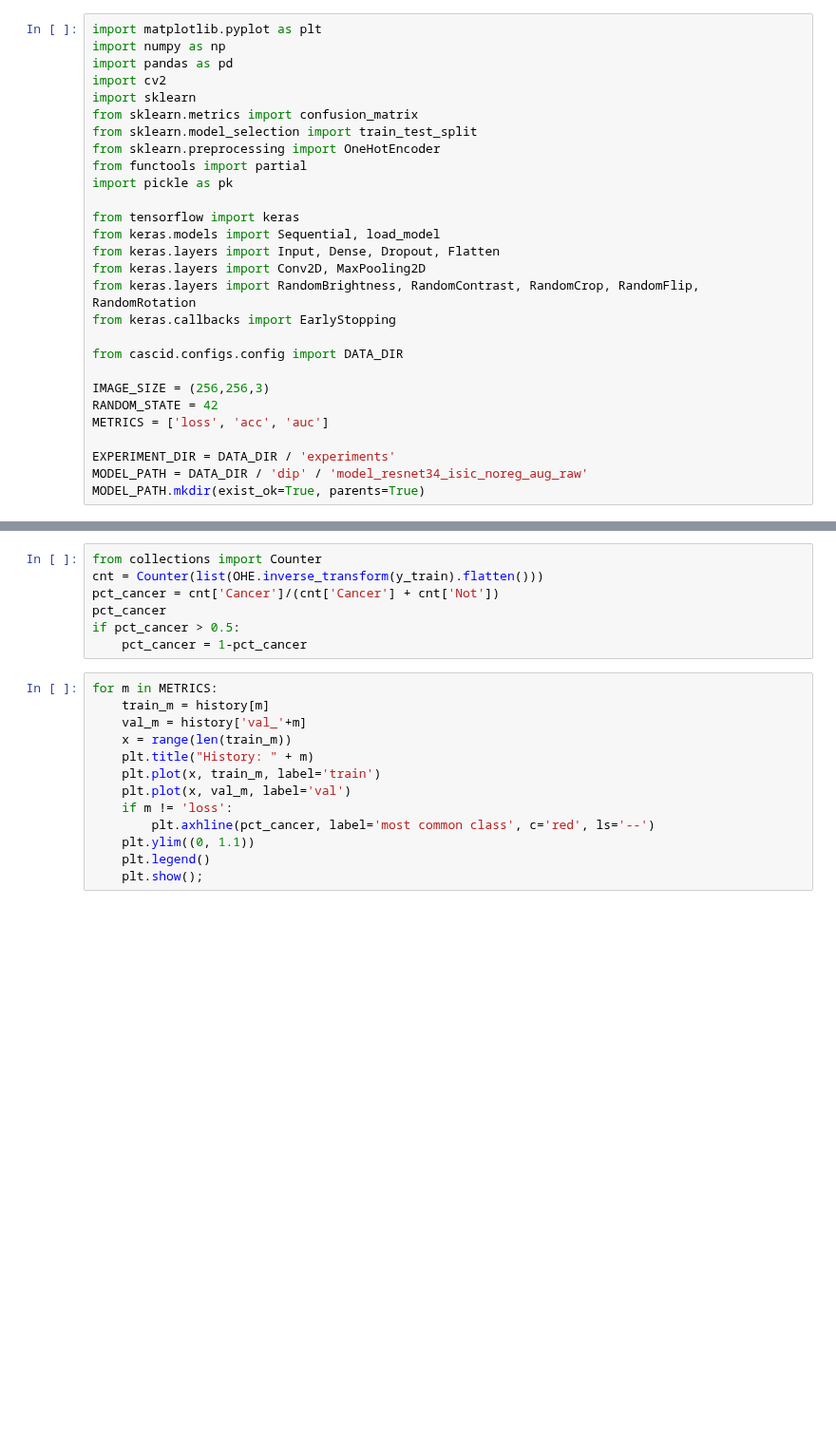
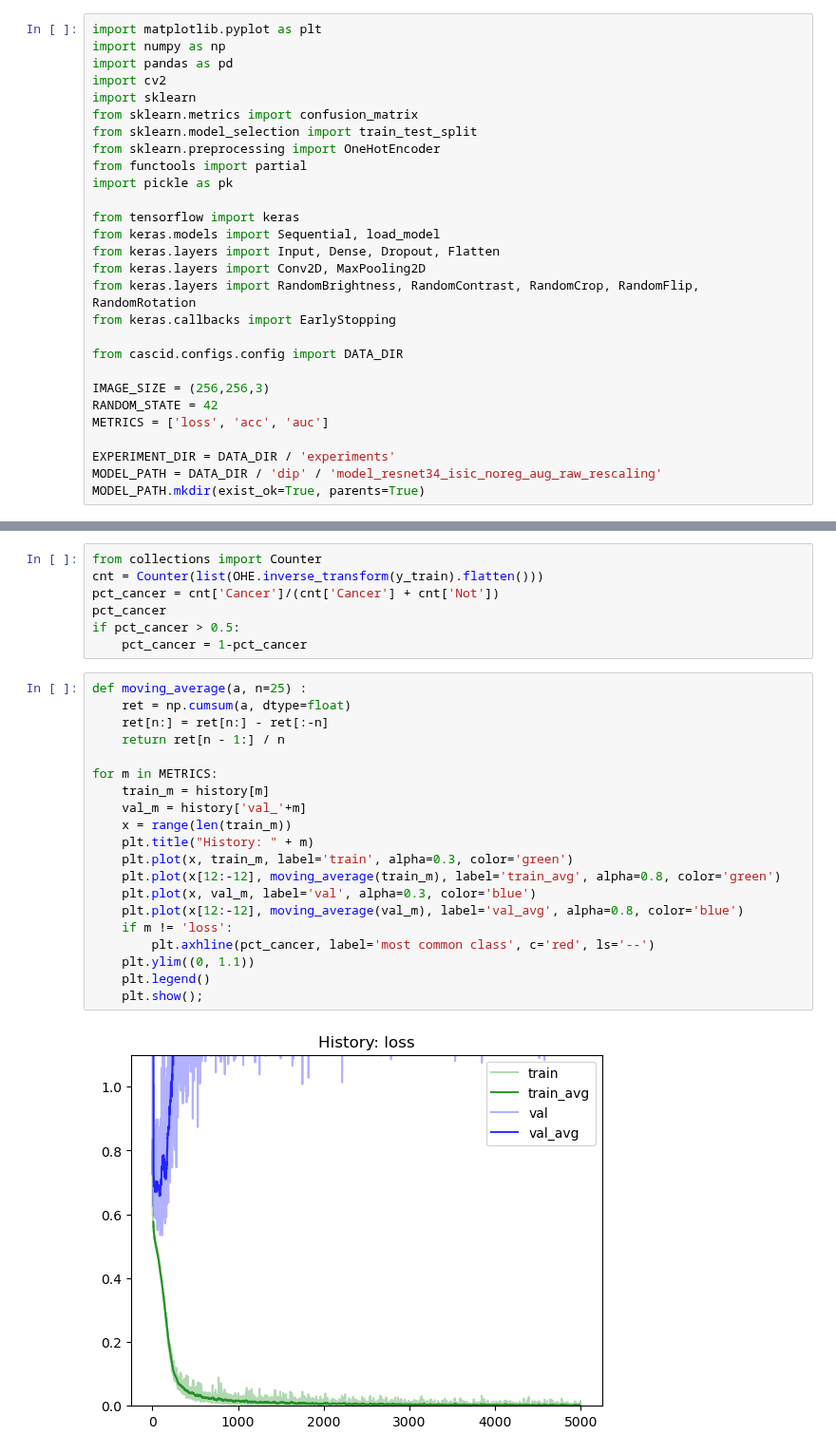
Before and after one commit to CEDipEngineering/ComputerAidedSkinCancerIdentificationAndDiagnosis, a Jupyter notebook: experiments/dip/resnet-geron/resnet2.ipynb, the cells around one changed output, grey strips where cells are left out. Shown at 95% size. Drawn from its saved outputs; the diff is of its cells as text; blank space fills up the shorter version.

Commit message:
Resnet tweaks and add script for nohup

```diff
--- a/experiments/dip/resnet-geron/resnet2.ipynb
+++ b/experiments/dip/resnet-geron/resnet2.ipynb
@@ -26,5 +26,5 @@ RANDOM_STATE = 42
 METRICS = ['loss', 'acc', 'auc']
 
 EXPERIMENT_DIR = DATA_DIR / 'experiments'
-MODEL_PATH = DATA_DIR / 'dip' / 'model_resnet34_isic_noreg_aug_raw'
+MODEL_PATH = DATA_DIR / 'dip' / 'model_resnet34_isic_noreg_aug_raw_rescaling'
 MODEL_PATH.mkdir(exist_ok=True, parents=True)
@@ -156,15 +256,24 @@ pct_cancer
 if pct_cancer > 0.5:
     pct_cancer = 1-pct_cancer
 # %%
+def moving_average(a, n=25) :
+    ret = np.cumsum(a, dtype=float)
+    ret[n:] = ret[n:] - ret[:-n]
+    return ret[n - 1:] / n
+
 for m in METRICS:
     train_m = history[m]
     val_m = history['val_'+m]
     x = range(len(train_m))
     plt.title("History: " + m)
-    plt.plot(x, train_m, label='train')
-    plt.plot(x, val_m, label='val')
+    plt.plot(x, train_m, label='train', alpha=0.3, color='green')
+    plt.plot(x[12:-12], moving_average(train_m), label='train_avg', alpha=0.8, color='green')
+    plt.plot(x, val_m, label='val', alpha=0.3, color='blue')
+    plt.plot(x[12:-12], moving_average(val_m), label='val_avg', alpha=0.8, color='blue')
     if m != 'loss':
         plt.axhline(pct_cancer, label='most common class', c='red', ls='--')
     plt.ylim((0, 1.1))
     plt.legend()
     plt.show();
+# %% [output]
+[figure, added]
```
Also changed, not shown: parts of 13 cells of this notebook, 2 other files.
